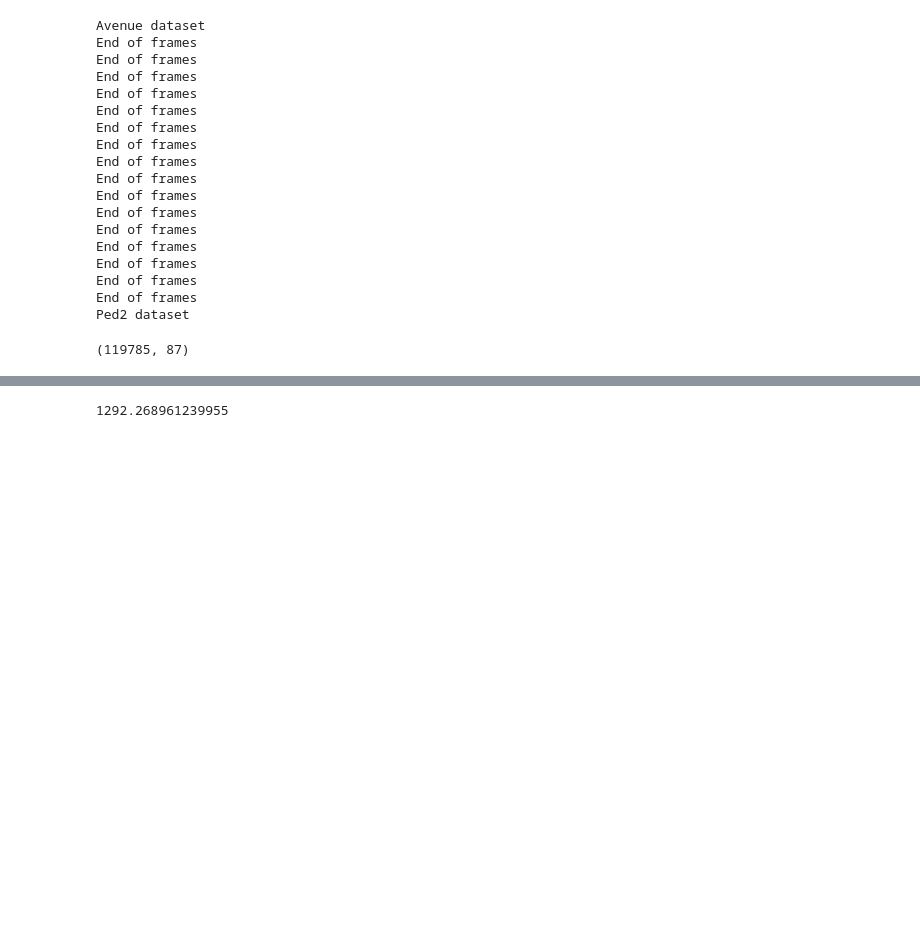
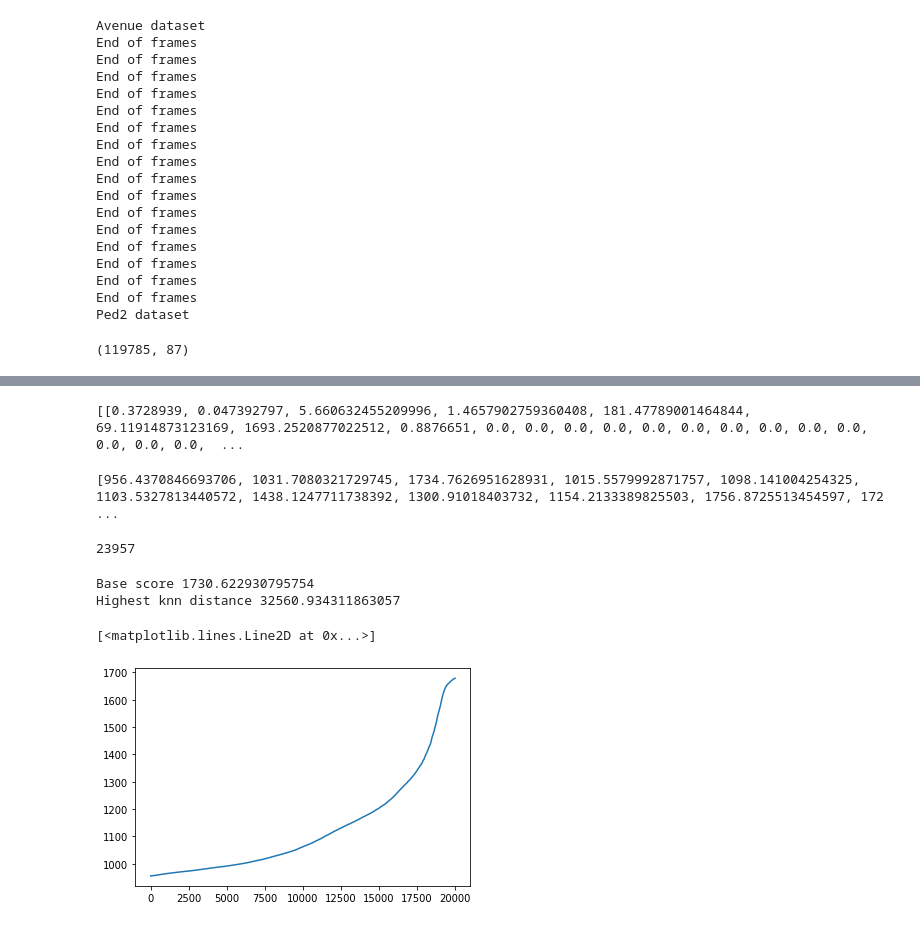
Before and after one commit to Siftee150/SafeCam, a Jupyter notebook: ProjectCode/final_code.ipynb, the cells around one changed output, grey strips where cells are left out. Saved outputs shown, nothing was run; the diff lists cells and outputs as text; code cells hidden in the pictures; blank space fills up the shorter version.

Commit message:
plotting results

```diff
--- a/ProjectCode/final_code.ipynb
+++ b/ProjectCode/final_code.ipynb
@@ -437,6 +418,41 @@ print(errors)
-# %%
-#Using base thresold as one where 90% of KNN distance is lesser
-Base_lm = np.sort(errors)[int(len(errors)*0.7)]
-print(Base_lm)
-# %% [output]
-1292.268961239955
+# %%
+pickle_in=open("train_list.pickle","rb")
+train_list=pickle.load(pickle_in)
+print(train_list[0:100])
+# %% [output]
+[[0.3728939, 0.047392797, 5.660632455209996, 1.4657902759360408, 181.47789001464844, 69.11914873123169, 1693.2520877022512, 0.8876651, 0.0, 0.0, 0.0, 0.0, 0.0, 0.0, 0.0, 0.0, 0.0, 0.0, 0.0, 0.0, 0.0,  ...
+# %%
+#Keeps track of di for all object i.
+errors=list()
+
+#as given in the paper, split the training dataset into M1 and M2. Here 20% of training dataset goes to M1.
+p1=int(train_feature_matrix.shape[0]*0.2)
+p2=train_feature_matrix.shape[0]-p1
+
+M1=train_feature_matrix[0:p1]
+M2=train_feature_matrix[p1:None]
+
+#Finding the KNN distance for all the points in M1
+for i in range(p1):
+    errors.append(knndis(M1[i],M2))
+print(errors)
+# %% [output]
+[956.4370846693706, 1031.7080321729745, 1734.7626951628931, 1015.5579992871757, 1098.141004254325, 1103.5327813440572, 1438.1247711738392, 1300.91018403732, 1154.2133389825503, 1756.8725513454597, 172 ...
+# %%
+print(len(errors))
+# %% [output]
+23957
+# %%
+#Using base thresold as one where 90% of KNN distance is lesser
+Base_lm = np.sort(errors)[int(len(errors)*0.9)]
+print("Base score",Base_lm)
+
+print("Highest knn distance",np.sort(errors)[len(errors)-1])
+# %% [output]
+Base score 1730.622930795754
+Highest knn distance 32560.934311863057
+# %%
+plt.plot(np.sort(errors)[0:20000])
+# %% [output]
+[<matplotlib.lines.Line2D at 0x...>]
+[figure, added]
```
Also changed, not shown: parts of 6 cells of this notebook.
